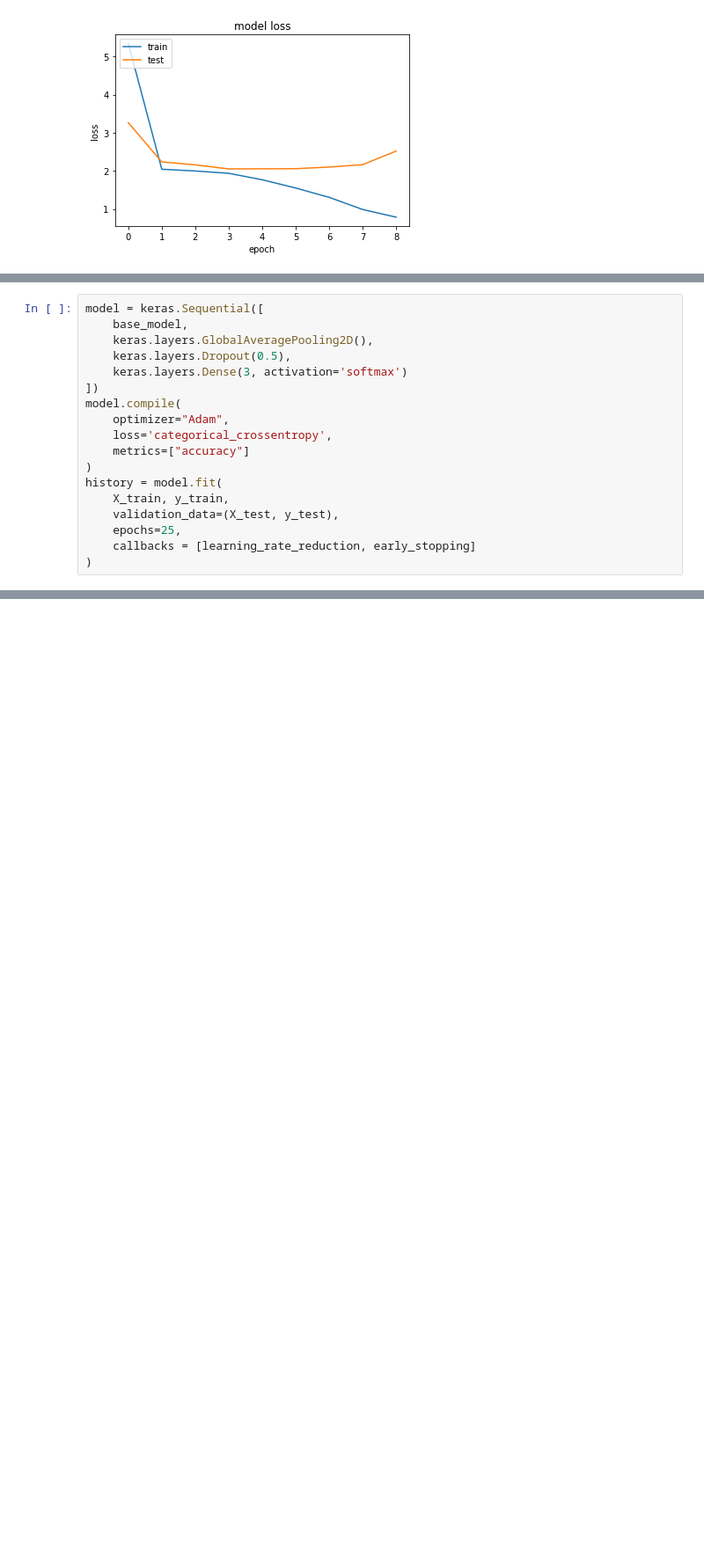
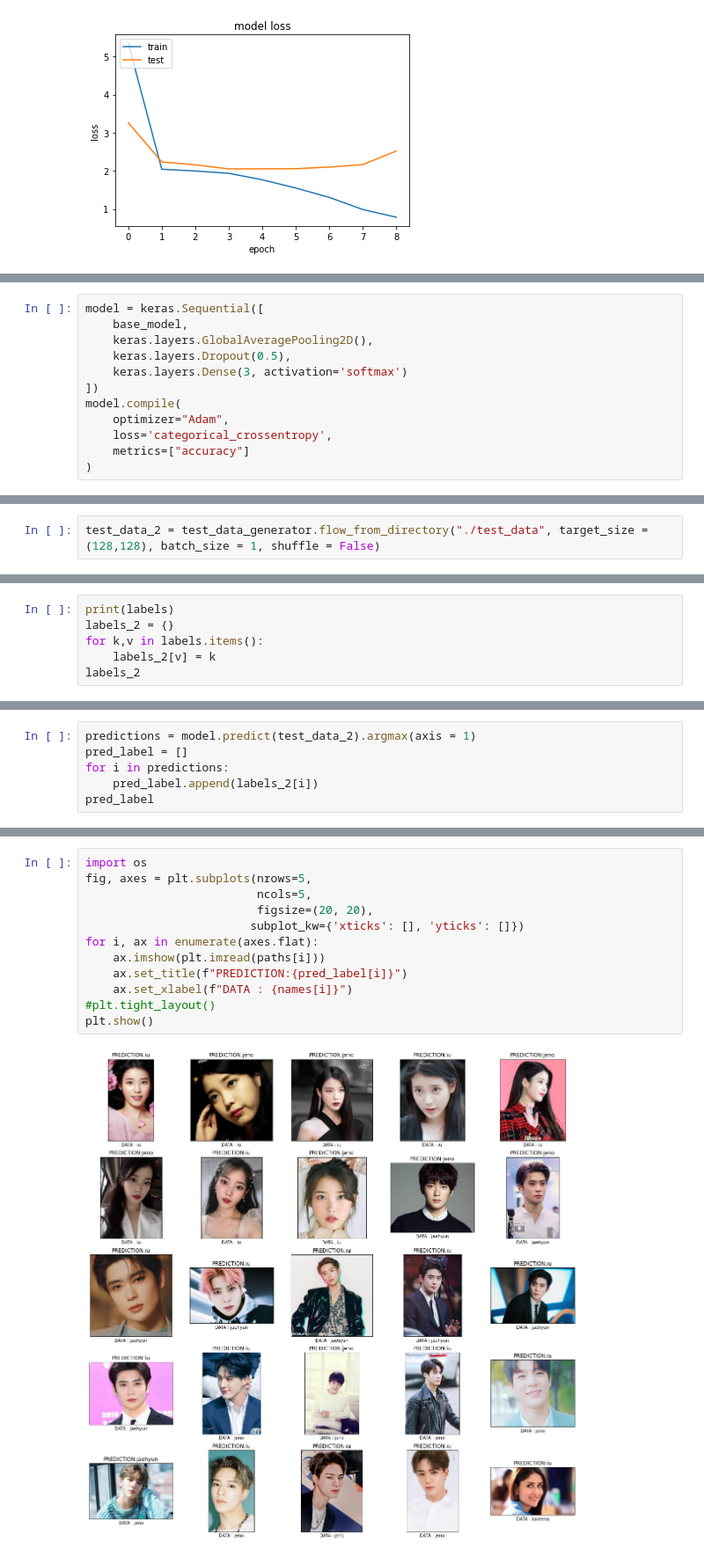
Before and after one commit to meitamerdianti123/Gcolab, a Jupyter notebook: Untitled0.ipynb, the cells around one changed output, grey strips where cells are left out. Shown at 88% size. Saved outputs shown, nothing was run; the diff lists cells and outputs as text; blank space fills up the shorter version.

```diff
--- a/Untitled0.ipynb
+++ b/Untitled0.ipynb
@@ -240,11 +252,5 @@ model.compile(
     loss='categorical_crossentropy',
     metrics=["accuracy"]
 )
-history = model.fit(
-    X_train, y_train,
-    validation_data=(X_test, y_test),
-    epochs=25,
-    callbacks = [learning_rate_reduction, early_stopping]
-)
 # %%
 plot_history(history)
@@ -260,0 +365,2 @@ os.mkdir("./test_data/without_mask")
+# %%
+test_data_2 = test_data_generator.flow_from_directory("./test_data", target_size = (128,128), batch_size = 1, shuffle = False)
@@ -260,0 +369,6 @@ os.mkdir("./test_data/without_mask")
+# %%
+print(labels)
+labels_2 = {}
+for k,v in labels.items():
+    labels_2[v] = k
+labels_2
@@ -260,0 +385,6 @@ os.mkdir("./test_data/without_mask")
+# %%
+predictions = model.predict(test_data_2).argmax(axis = 1)
+pred_label = []
+for i in predictions:
+    pred_label.append(labels_2[i])
+pred_label
@@ -260,0 +409,14 @@ os.mkdir("./test_data/without_mask")
+# %%
+import os
+fig, axes = plt.subplots(nrows=5,
+                         ncols=5,
+                         figsize=(20, 20),
+                        subplot_kw={'xticks': [], 'yticks': []})
+for i, ax in enumerate(axes.flat):
+    ax.imshow(plt.imread(paths[i]))
+    ax.set_title(f"PREDICTION:{pred_label[i]}")
+    ax.set_xlabel(f"DATA : {names[i]}")
+#plt.tight_layout()
+plt.show()
+# %% [output]
+[figure, added]
```
Also changed, not shown: parts of 10 cells of this notebook.
